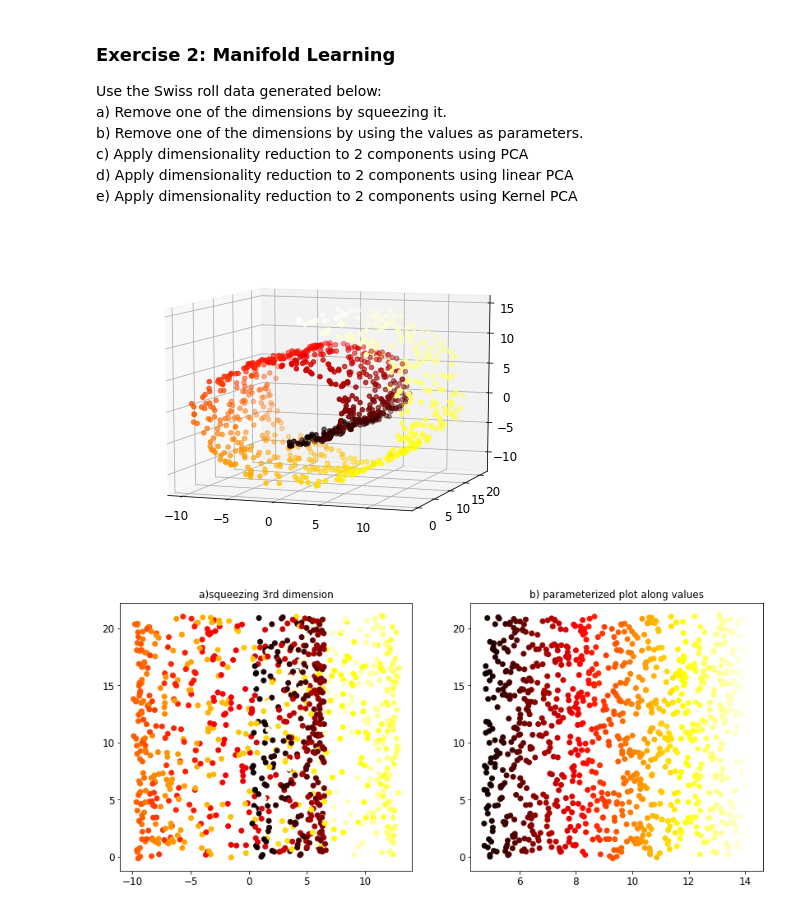
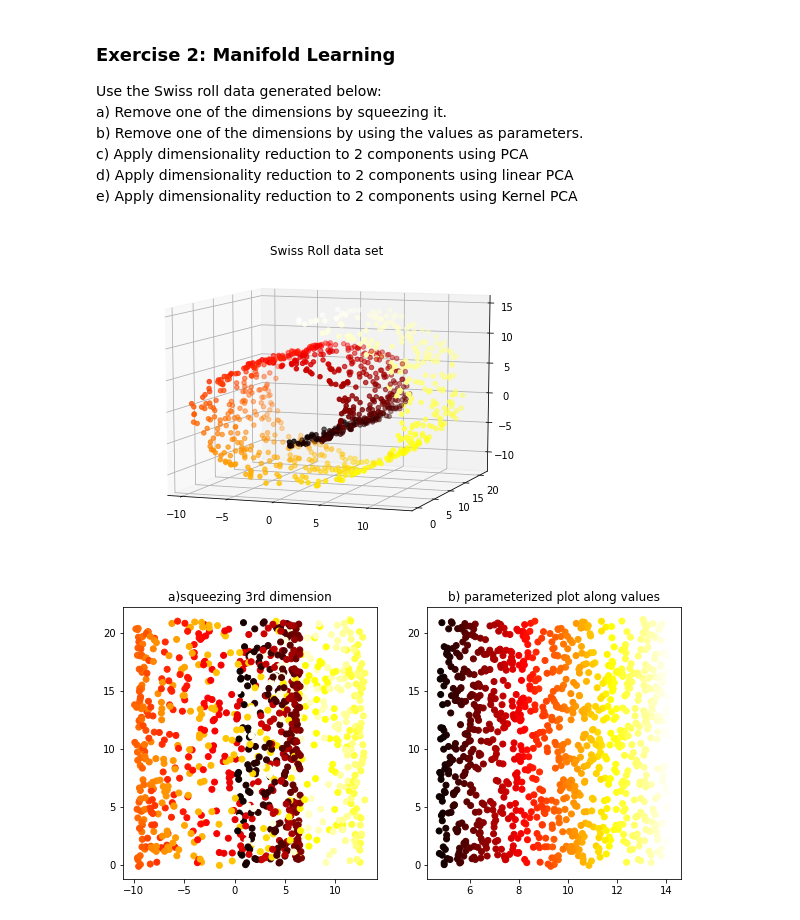
Before and after one commit to dtrad/geoml_course, a Jupyter notebook: Practice15DimRed.ipynb, the cells around one changed output. Cells and saved outputs as stored; diff of their text form; code cells hidden in the pictures.

```diff
--- a/Practice15DimRed.ipynb
+++ b/Practice15DimRed.ipynb
@@ -249,20 +297,21 @@ fig = plt.figure(figsize=(8,6))
 ax = plt.axes(projection='3d')
 ax.scatter3D(X[:,0],X[:,1], X[:,2],c=t, cmap=plt.cm.hot);
 ax.view_init(10, -70)
+plt.title('Swiss Roll data set')
 plt.show()
 # %% [output]
-[figure, old version]
+[figure, new version]
 # %%
-fig = plt.figure(figsize=(14,6))
+fig = plt.figure(figsize=(10,5))
 plt.subplot(121)
 plt.scatter(X[:,0],X[:,1],c=t, cmap=plt.cm.hot);
 plt.title("a)squeezing 3rd dimension")
 plt.subplot(122)
 plt.scatter(t,X[:,1],c=t, cmap=plt.cm.hot);
 plt.title("b) parameterized plot along values")
 plt.show()
 # %% [output]
-[figure, old version]
+[figure, new version]
 # %%
 from sklearn.decomposition import PCA
 pca = PCA(n_components = 2)
```
Also changed, not shown: parts of 31 cells of this notebook.
